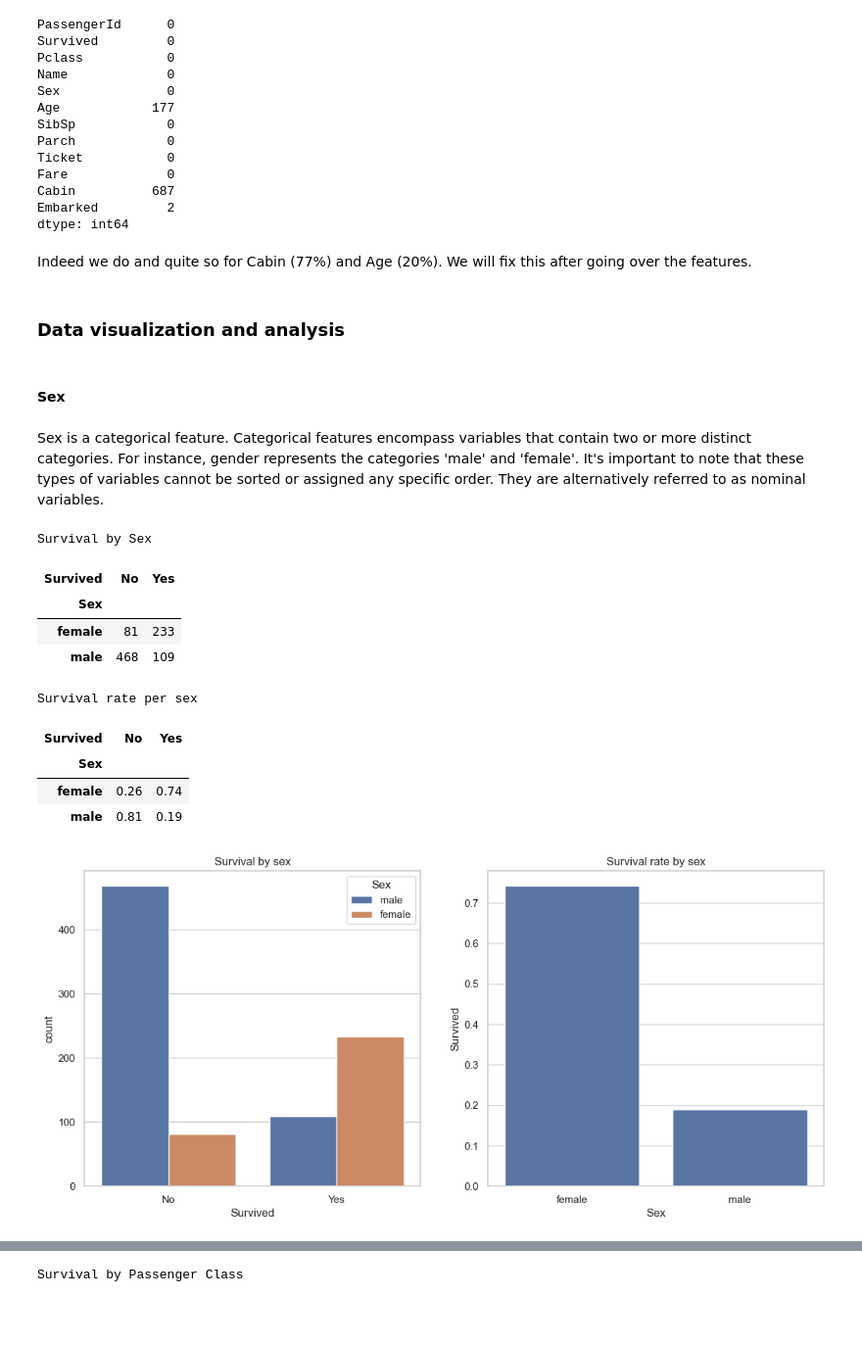
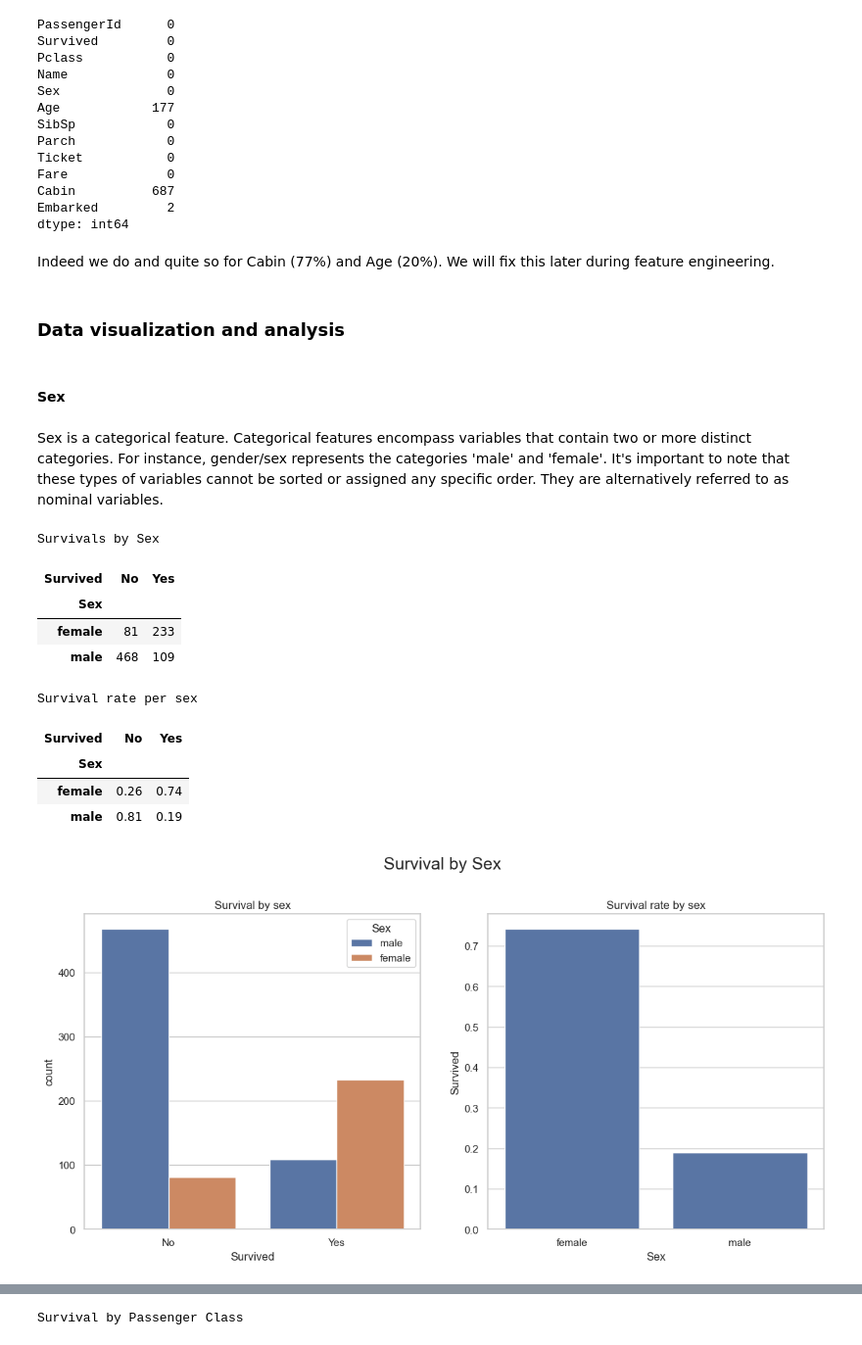
Before and after one commit to BuddyBent/Titanic, a Jupyter notebook: Titanic.ipynb, the cells around one changed output, grey strips where cells are left out. Shown at 98% size. Saved outputs shown, nothing was run; the diff lists cells and outputs as text; code cells hidden in the pictures; blank space fills up the shorter version.

Commit message:
Rewrite data analysis intepretations

```diff
--- a/Titanic.ipynb
+++ b/Titanic.ipynb
@@ -149,22 +149,22 @@ Cabin          687
 Embarked         2
 dtype: int64
 # %% [markdown]
-Indeed we do and quite so for Cabin (77%) and Age (20%). We will fix this after going over the features.
+Indeed we do and quite so for Cabin (77%) and Age (20%). We will fix this later during feature engineering.
 # %% [markdown]
-### Data visualization and analysis
+### **Data visualization and analysis**
 # %% [markdown]
-#### Sex
+#### **Sex**
 # %% [markdown]
-Sex is a categorical feature. Categorical features encompass variables that contain two or more distinct categories. For instance, gender represents the categories 'male' and 'female'. It's important to note that these types of variables cannot be sorted or assigned any specific order. They are alternatively referred to as nominal variables.
+Sex is a categorical feature. Categorical features encompass variables that contain two or more distinct categories. For instance, gender/sex represents the categories 'male' and 'female'. It's important to note that these types of variables cannot be sorted or assigned any specific order. They are alternatively referred to as nominal variables.
 # %%
-display(pd.crosstab(index=plot_data["Sex"], columns=plot_data["Survived"]).style.set_caption("Survival by Sex"))
+display(pd.crosstab(index=plot_data["Sex"], columns=plot_data["Survived"]).style.set_caption("Survivals by Sex"))
 display(
     pd.crosstab(index=plot_data["Sex"], columns=plot_data["Survived"], normalize="index")
     .style.set_caption("Survival rate per sex")
     .format("{:.2f}")
 )
 # %% [output]
-Survival by Sex
+Survivals by Sex
 | Survived | No | Yes |
 | Sex |  |  |
 | female | 81 | 233 |
@@ -177,10 +177,11 @@ Survival rate per sex
 # %%
 fig, ax = plt.subplots(nrows=1, ncols=2, figsize=(14, 6))
 sns.countplot(data=plot_data, x="Survived", hue="Sex", ax=ax[0])
 ax[0].set_title("Survival by sex")
 sns.barplot(data=train[["Sex", "Survived"]].groupby(["Sex"]).mean(), y="Survived", x="Sex", ax=ax[1])
 ax[1].set_title("Survival rate by sex")
+plt.suptitle("Survival by Sex", y=1.02, fontsize=18)
 plt.show()
 # %% [output]
-[figure, old version]
+[figure, new version]
 # %% [markdown]
```
Also changed, not shown: parts of 41 cells of this notebook.
